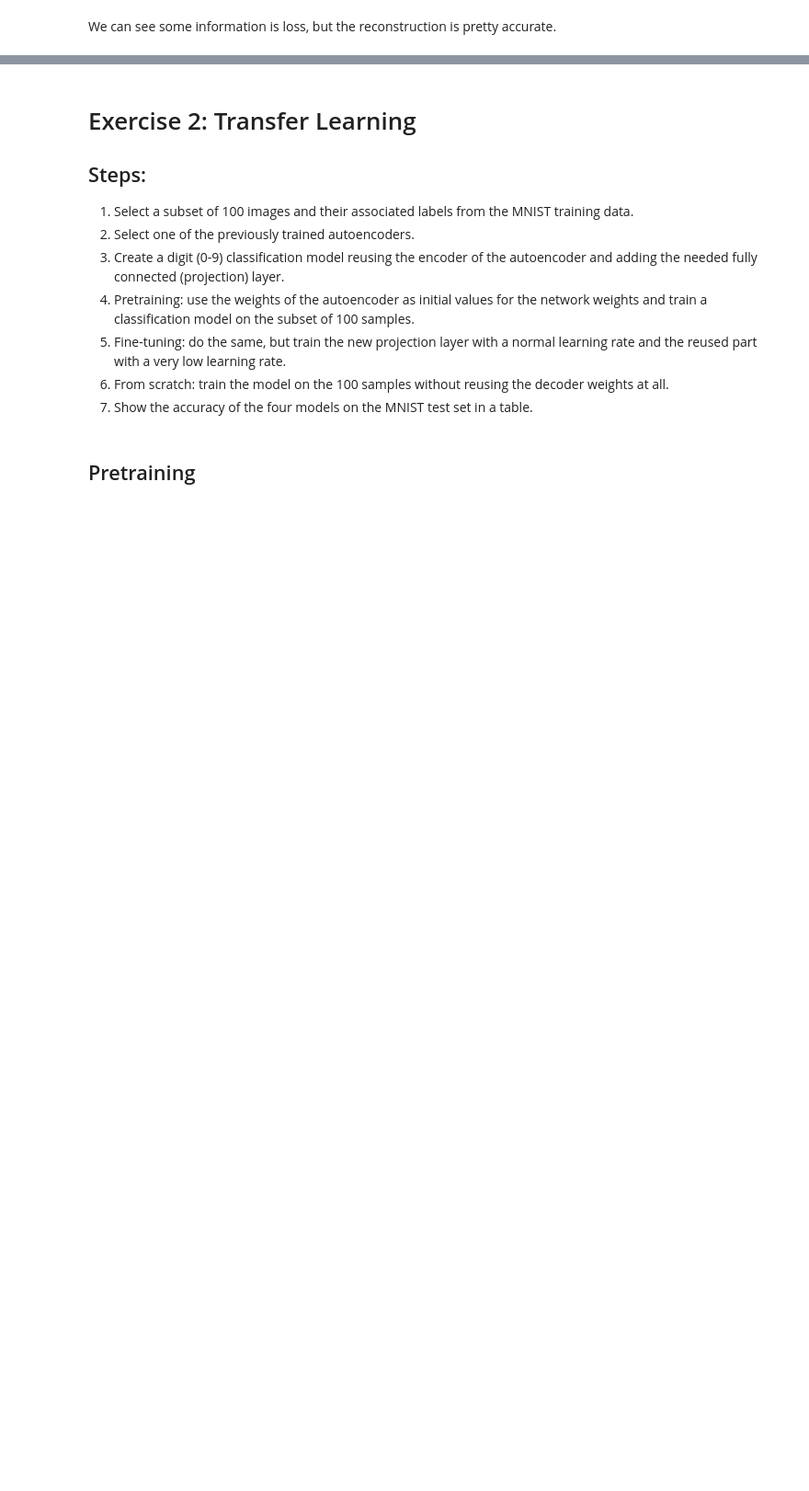
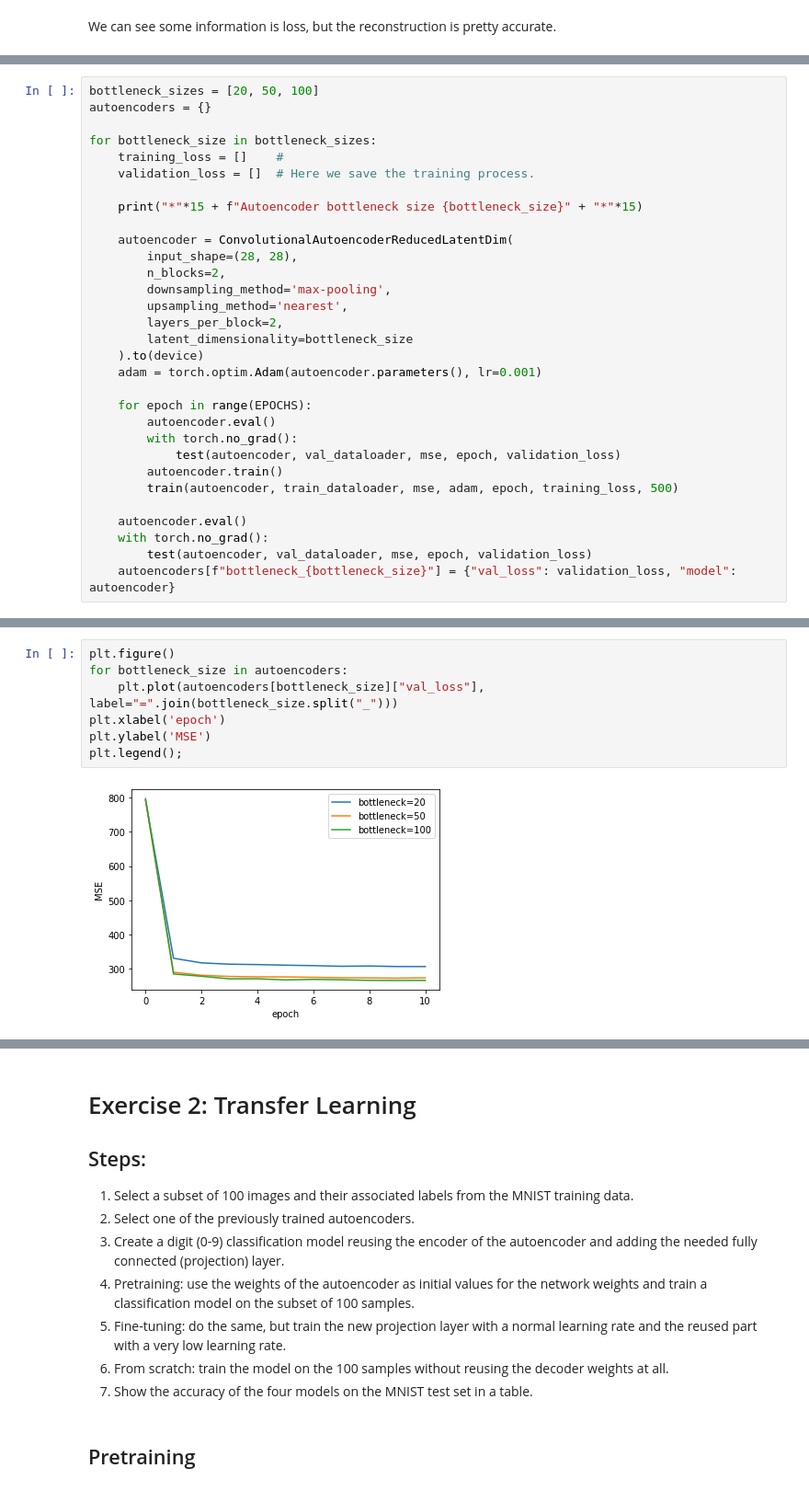
Before and after one commit to gio8tisu/DLAI-project, a Jupyter notebook: team08.ipynb, the cells around one changed output, grey strips where cells are left out. Shown at 92% size. Drawn from its saved outputs; the diff is of its cells as text; blank space fills up the shorter version.

```diff
--- a/team08.ipynb
+++ b/team08.ipynb
@@ -438,0 +447,31 @@ We can see some information is loss, but the reconstruction is pretty accurate.
+# %%
+bottleneck_sizes = [20, 50, 100]
+autoencoders = {}
+
+for bottleneck_size in bottleneck_sizes:
+    training_loss = []    #
+    validation_loss = []  # Here we save the training process.
+
+    print("*"*15 + f"Autoencoder bottleneck size {bottleneck_size}" + "*"*15)
+
+    autoencoder = ConvolutionalAutoencoderReducedLatentDim(
+        input_shape=(28, 28),
+        n_blocks=2,
+        downsampling_method='max-pooling',
+        upsampling_method='nearest',
+        layers_per_block=2,
+        latent_dimensionality=bottleneck_size
+    ).to(device)
+    adam = torch.optim.Adam(autoencoder.parameters(), lr=0.001)
+
+    for epoch in range(EPOCHS):
+        autoencoder.eval()
+        with torch.no_grad():
+            test(autoencoder, val_dataloader, mse, epoch, validation_loss)
+        autoencoder.train()
+        train(autoencoder, train_dataloader, mse, adam, epoch, training_loss, 500)
+
+    autoencoder.eval()
+    with torch.no_grad():
+        test(autoencoder, val_dataloader, mse, epoch, validation_loss)
+    autoencoders[f"bottleneck_{bottleneck_size}"] = {"val_loss": validation_loss, "model": autoencoder}
@@ -438,0 +496,9 @@ We can see some information is loss, but the reconstruction is pretty accurate.
+# %%
+plt.figure()
+for bottleneck_size in autoencoders:
+    plt.plot(autoencoders[bottleneck_size]["val_loss"], label="=".join(bottleneck_size.split("_")))
+plt.xlabel('epoch')
+plt.ylabel('MSE')
+plt.legend();
+# %% [output]
+[figure, added]
```
Also changed, not shown: parts of 46 cells of this notebook.
